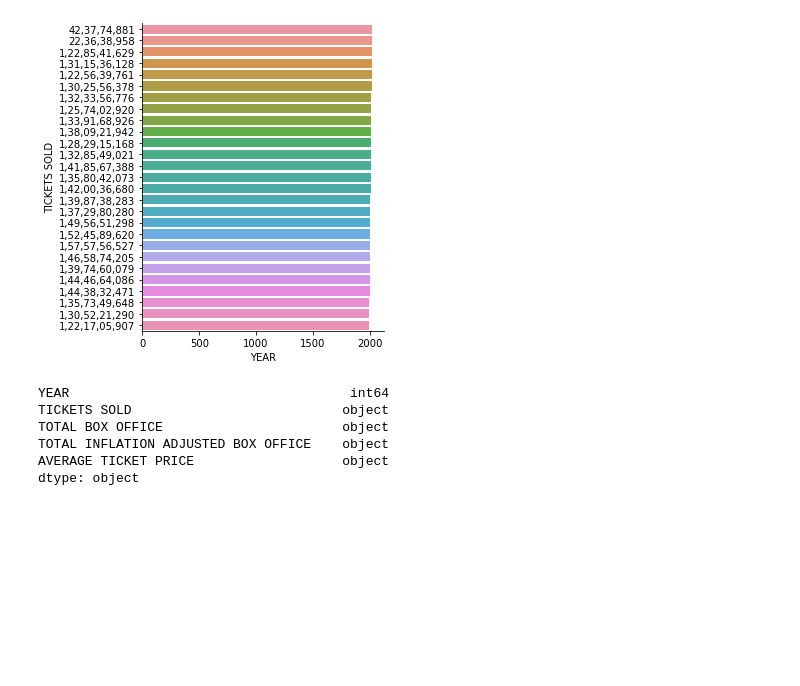
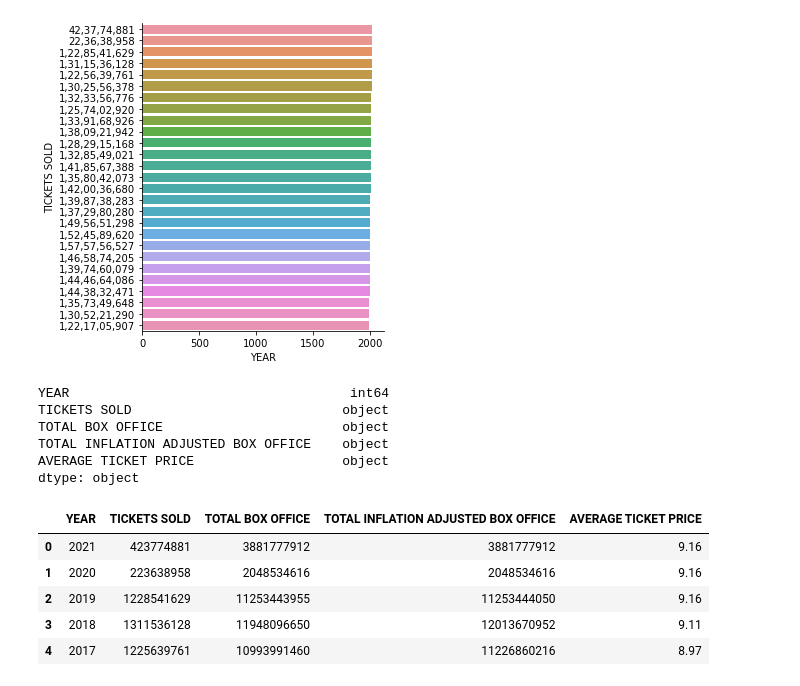
Before and after one commit to Grandi9/EDA, a Jupyter notebook: Hollywood_Movie_Data.ipynb, the cells around one changed output. Cells and saved outputs as stored; diff of their text form; code cells hidden in the pictures; blank space fills up the shorter version.

```diff
--- a/Hollywood_Movie_Data.ipynb
+++ b/Hollywood_Movie_Data.ipynb
@@ -54,0 +63,9 @@ df_AnnualTicketSales['TICKETS SOLD'] = df_AnnualTicketSales['TICKETS SOLD']
+# %%
+df_AnnualTicketSales.head()
+# %% [output]
+|  | YEAR | TICKETS SOLD | TOTAL BOX OFFICE | TOTAL INFLATION ADJUSTED BOX OFFICE | AVERAGE TICKET PRICE |
+| 0 | 2021 | 423774881 | 3881777912 | 3881777912 | 9.16 |
+| 1 | 2020 | 223638958 | 2048534616 | 2048534616 | 9.16 |
+| 2 | 2019 | 1228541629 | 11253443955 | 11253444050 | 9.16 |
+| 3 | 2018 | 1311536128 | 11948096650 | 12013670952 | 9.11 |
+| 4 | 2017 | 1225639761 | 10993991460 | 11226860216 | 8.97 |
```
Also changed, not shown: parts of 4 cells of this notebook.
